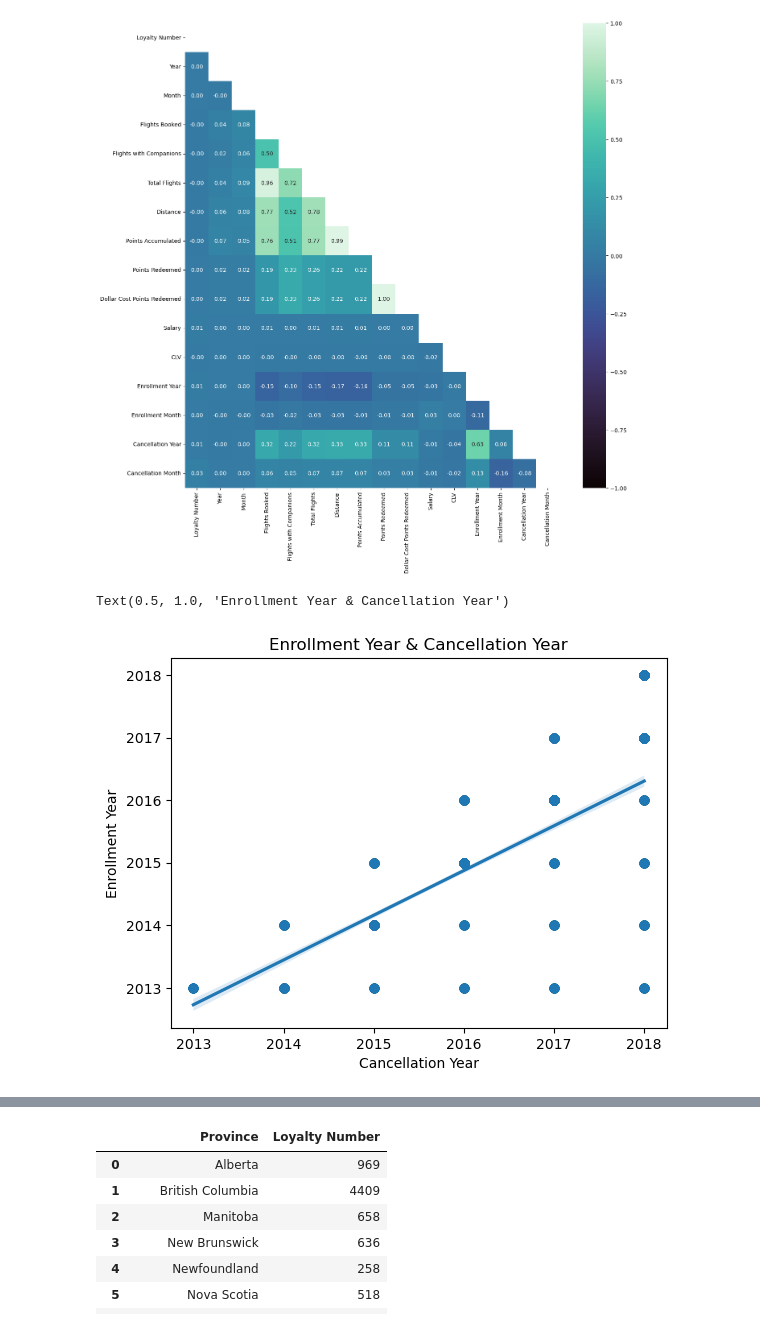
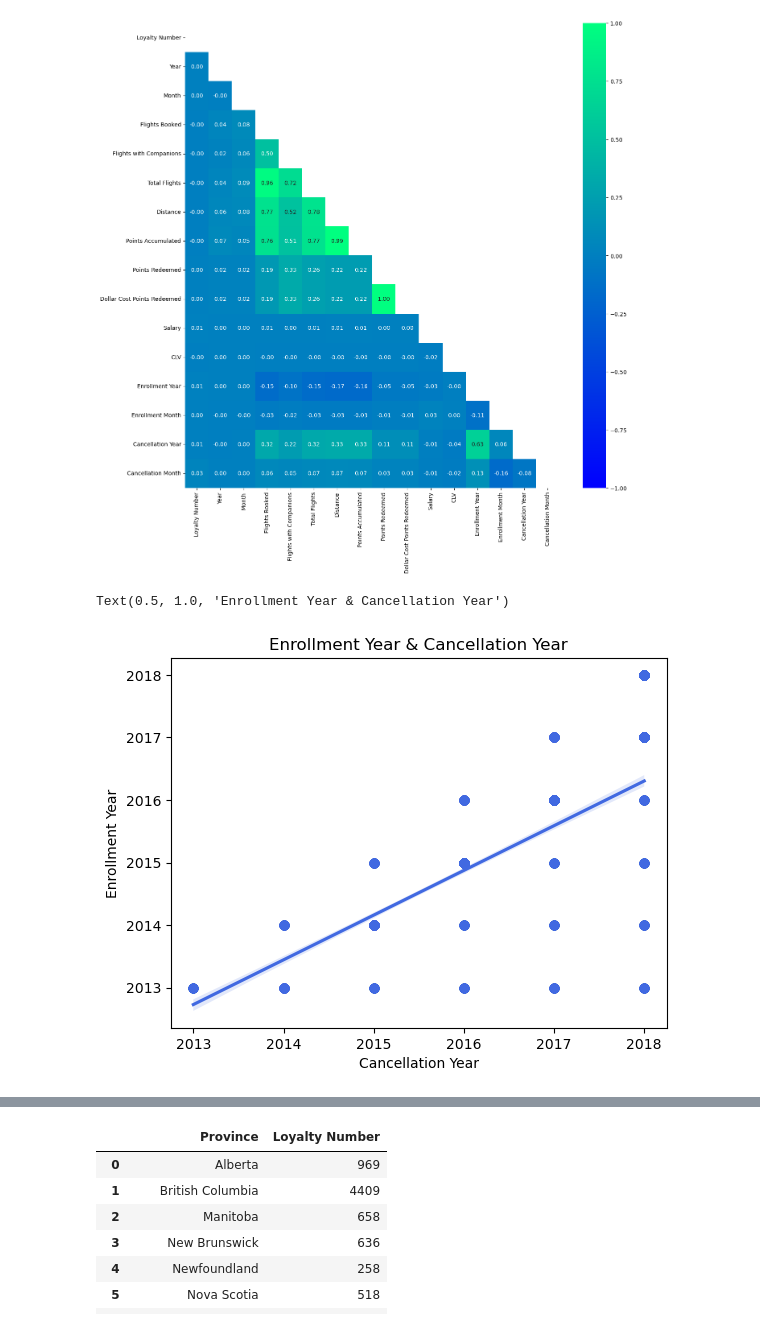
Before and after one commit to Adalab/bda-modulo-3-evaluacion-final-CibiPB, a Jupyter notebook: Notebooks/3. Data Analysis.ipynb, the cells around one changed output, grey strips where cells are left out. Saved outputs shown, nothing was run; the diff lists cells and outputs as text; code cells hidden in the pictures.

```diff
--- a/Notebooks/3. Data Analysis.ipynb
+++ b/Notebooks/3. Data Analysis.ipynb
@@ -21,25 +21,25 @@ categorics = df_full.select_dtypes(exclude = 'number').columns
 # %%
 df_corr = df_full[numerics].corr(method = 'pearson')
 
 plt.figure(figsize = (15, 15))
 
 mask = np.triu(np.ones_like(df_corr, dtype=bool))
 
 sns.heatmap(df_corr,
             annot = True,
-            fmt = ".2f",
-            cmap = "mako",
+            fmt = ".2f", # FORMAT FOR 2 DECIMALS
+            cmap = "winter", # COLOR SCHEME
             vmax = 1,
             vmin = -1,
             mask = mask);
 # %% [output]
-[figure, old version]
+[figure, new version]
 # %%
-sns.regplot(data=df_loyalty, y='Enrollment Year', x='Cancellation Year')
+sns.regplot(data=df_loyalty, y='Enrollment Year', x='Cancellation Year', color = 'royalblue')
 plt.title('Enrollment Year & Cancellation Year')
 # %% [output]
 Text(0.5, 1.0, 'Enrollment Year & Cancellation Year')
-[figure, old version]
+[figure, new version]
 # %%
 sp.num_and_num (df_full,'Flights with Companions', 'Total Flights')
 # %% [output]
```
Also changed, not shown: parts of 7 cells of this notebook.
